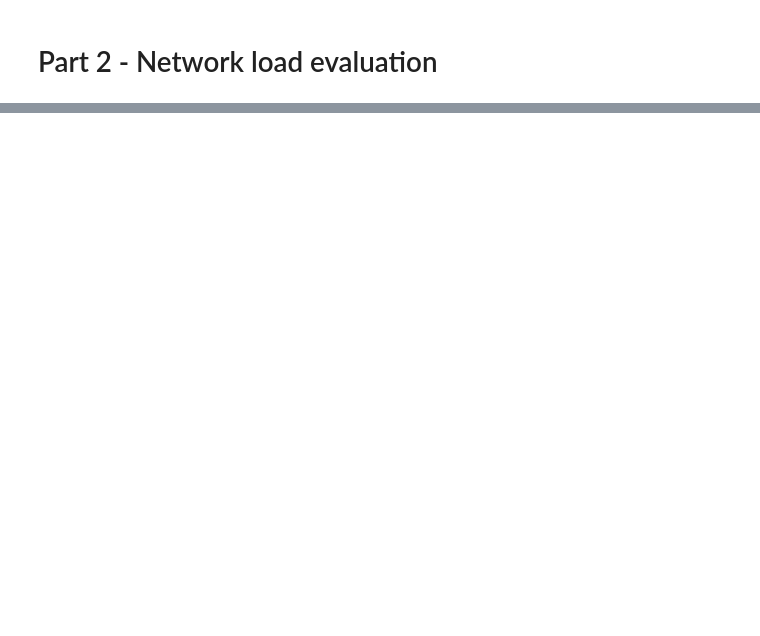
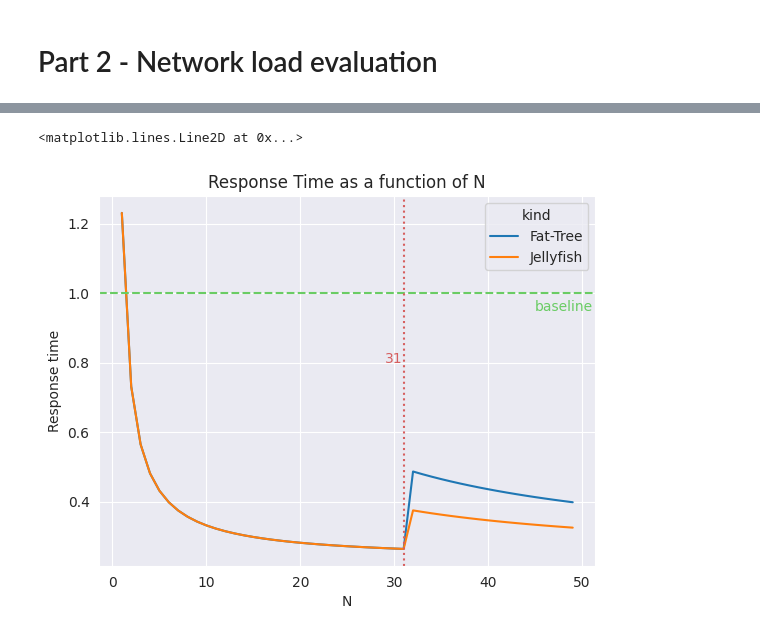
Before and after one commit to Mamiglia/NBD-DC_HW1, a Jupyter notebook: part-two.ipynb, the cells around one changed output, grey strips where cells are left out. Drawn from its saved outputs; the diff is of its cells as text; code cells hidden in the pictures; blank space fills up the shorter version.

```diff
--- a/part-two.ipynb
+++ b/part-two.ipynb
@@ -52,0 +243,20 @@ servers
+# %%
+ax = sns.lineplot(
+    trials[trials.N < 50],
+    x = 'N',
+    y = 'R_scaled',
+    hue = 'kind'
+)
+ax.set(
+    title = 'Response Time as a function of N',
+    ylabel = 'Response time'
+)
+plt.axhline(y=1, color=baseline_color, linestyle = '--')
+plt.annotate('baseline', xy = (45, .95), color = baseline_color)
+
+red_muted = sns.color_palette('muted')[3]
+plt.annotate('31', xy = (29, .8), color = red_muted)
+plt.axvline(x=31, color=red_muted, linestyle = ':')
+# %% [output]
+<matplotlib.lines.Line2D at 0x...>
+[figure, added]
```
Also changed, not shown: parts of 33 cells of this notebook, 3 other files.
